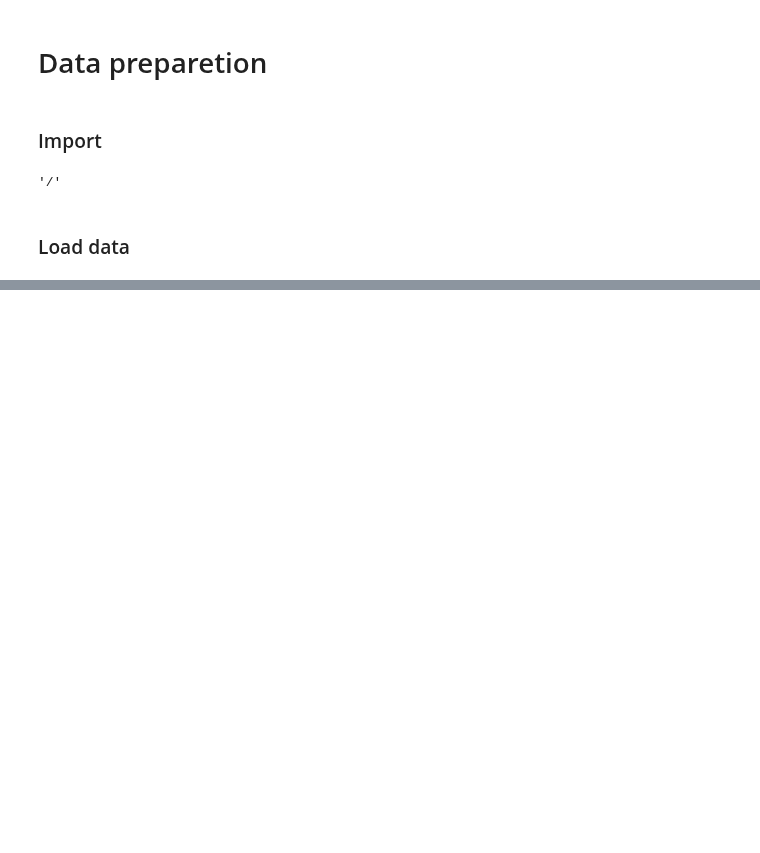
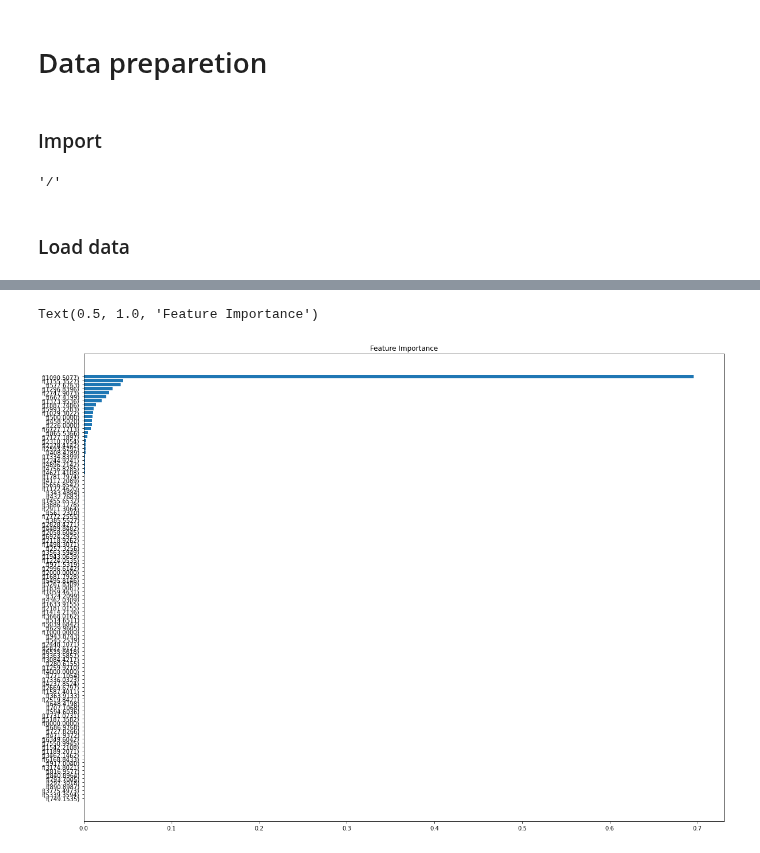
Before and after one commit to Charlene-L/CITS5553-Capstone-Project, a Jupyter notebook: ML Model/Jiaze Li/ML_tree based.ipynb, the cells around one changed output, grey strips where cells are left out. Cells and saved outputs as stored; diff of their text form; code cells hidden in the pictures; blank space fills up the shorter version.

Commit message:
train and test sets after feature selection

```diff
--- a/ML Model/Jiaze Li/ML_tree based.ipynb
+++ b/ML Model/Jiaze Li/ML_tree based.ipynb
@@ -45,0 +162,7 @@ FileNotFoundError: [Errno 2] No such file or directory: 'X_train.csv'
+# %%
+frequency_train = X_train.iloc[:,13:138]
+frequency_test = X_test.iloc[:,13:138]
+# %%
+encoder = ce.LeaveOneOutEncoder(return_df=True)
+X_train_loo = encoder.fit_transform(frequency_train, y_train)
+X_test_loo = encoder.transform(frequency_test)
@@ -45,0 +171,3 @@ FileNotFoundError: [Errno 2] No such file or directory: 'X_train.csv'
+# %%
+model = xgb.XGBRegressor(n_estimators=500, max_depth=5, eta=0.05)
+model.fit(X_train_loo, y_train)
@@ -45,0 +184,10 @@ FileNotFoundError: [Errno 2] No such file or directory: 'X_train.csv'
+# %%
+feature_importance = model.feature_importances_
+sorted_idx = np.argsort(feature_importance)
+fig = plt.figure(figsize=(20, 15))
+plt.barh(range(len(sorted_idx)), feature_importance[sorted_idx], align='center')
+plt.yticks(range(len(sorted_idx)), np.array(frequency_test.columns)[sorted_idx])
+plt.title('Feature Importance')
+# %% [output]
+Text(0.5, 1.0, 'Feature Importance')
+[figure, added]
```
Also changed, not shown: parts of 27 cells of this notebook.
